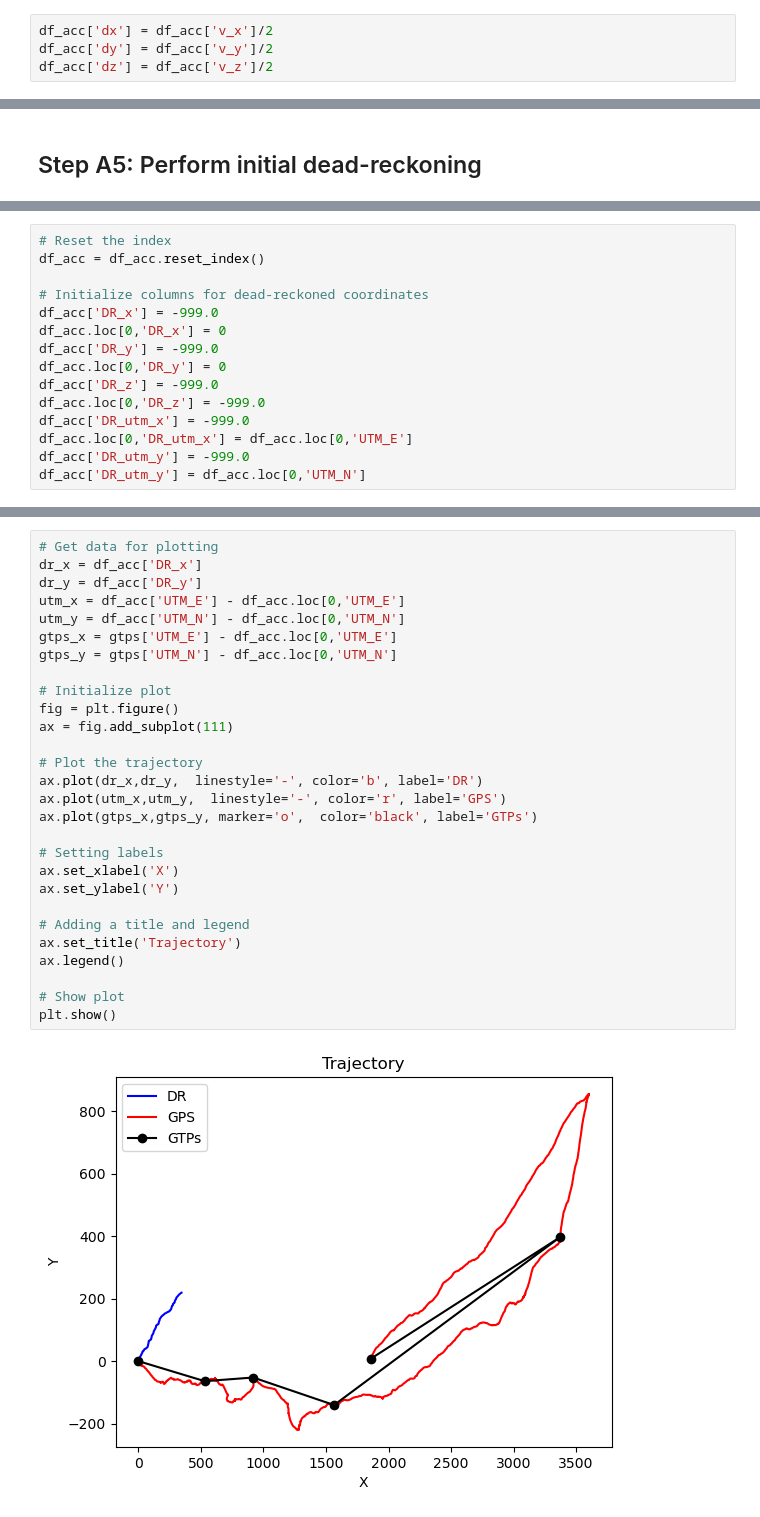
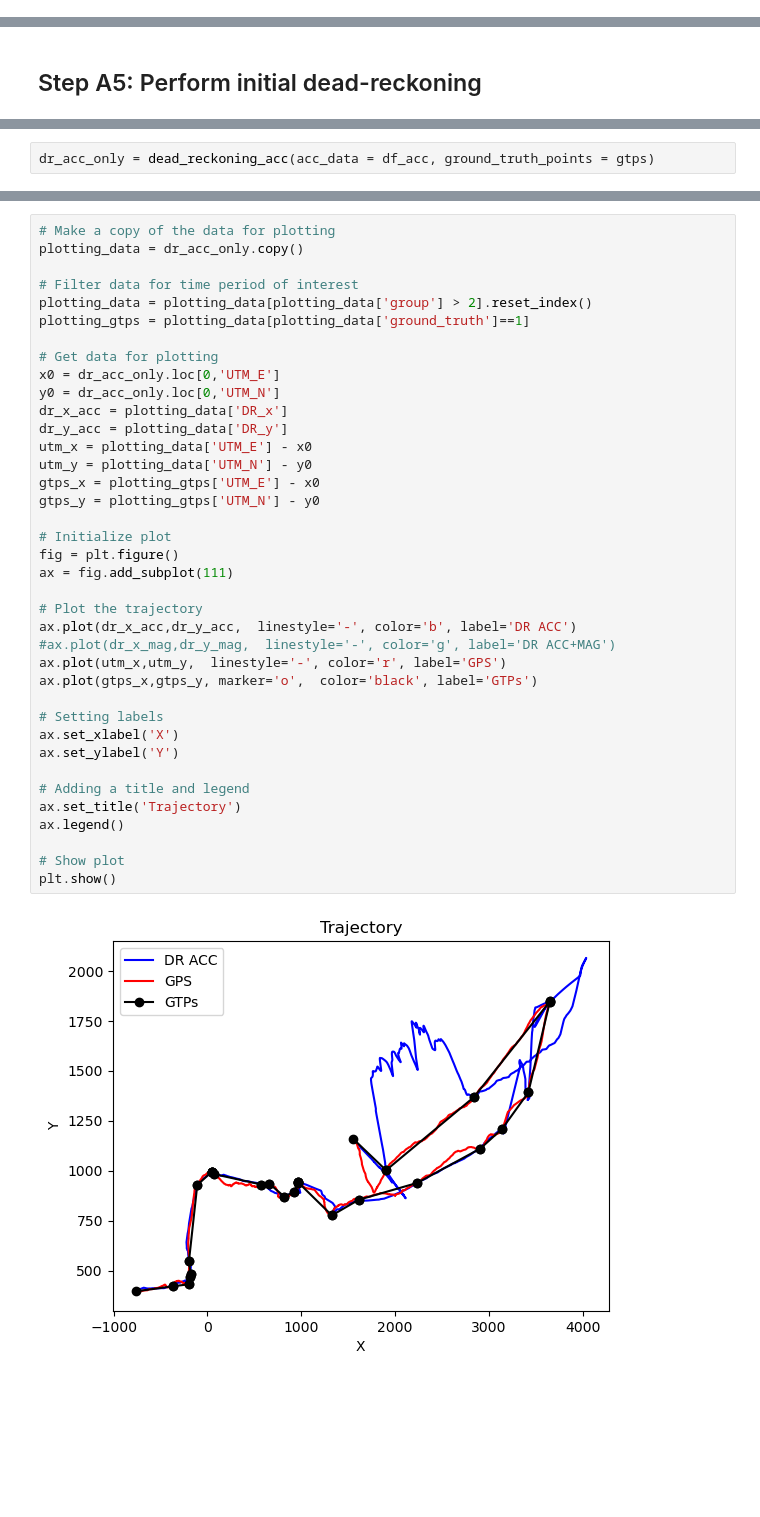
Before and after one commit to rhemitoth/Dead_Reckoning_Python, a Jupyter notebook: Dead_Reckoning_Acc_Only.ipynb, the cells around one changed output, grey strips where cells are left out. Saved outputs shown, nothing was run; the diff lists cells and outputs as text; blank space fills up the shorter version.

```diff
--- a/Dead_Reckoning_Acc_Only.ipynb
+++ b/Dead_Reckoning_Acc_Only.ipynb
@@ -529,7 +103,3 @@ df_acc['v_z'] = abs((df_acc['DAz']))
-# %%
-df_acc['dx'] = df_acc['v_x']/2
-df_acc['dy'] = df_acc['v_y']/2
-df_acc['dz'] = df_acc['v_z']/2
 # %% [markdown]
 ## Step A4: Compute pitch and roll
 # %%
@@ -592,15 +335,0 @@ df_acc = df_acc[(df_acc['datetime'] >= gtp_start_ts) & (df_acc['datetime'] <= gt
-# %%
-# Reset the index
-df_acc = df_acc.reset_index()
-
-# Initialize columns for dead-reckoned coordinates
-df_acc['DR_x'] = -999.0
-df_acc.loc[0,'DR_x'] = 0
-df_acc['DR_y'] = -999.0
-df_acc.loc[0,'DR_y'] = 0
-df_acc['DR_z'] = -999.0
-df_acc.loc[0,'DR_z'] = -999.0
-df_acc['DR_utm_x'] = -999.0
-df_acc.loc[0,'DR_utm_x'] = df_acc.loc[0,'UTM_E']
-df_acc['DR_utm_y'] = -999.0
-df_acc['DR_utm_y'] = df_acc.loc[0,'UTM_N']
@@ -637,0 +336,2 @@ for i in range(0,len(df_acc)-1):
+# %%
+dr_acc_only = dead_reckoning_acc(acc_data = df_acc, ground_truth_points = gtps)
@@ -638,30 +358,40 @@ for i in range(0,len(df_acc)-1):
 # %%
+# Make a copy of the data for plotting
+plotting_data = dr_acc_only.copy()
+
+# Filter data for time period of interest
+plotting_data = plotting_data[plotting_data['group'] > 2].reset_index()
+plotting_gtps = plotting_data[plotting_data['ground_truth']==1]
+
 # Get data for plotting
-dr_x = df_acc['DR_x']
-dr_y = df_acc['DR_y']
-utm_x = df_acc['UTM_E'] - df_acc.loc[0,'UTM_E']
-utm_y = df_acc['UTM_N'] - df_acc.loc[0,'UTM_N']
-gtps_x = gtps['UTM_E'] - df_acc.loc[0,'UTM_E']
-gtps_y = gtps['UTM_N'] - df_acc.loc[0,'UTM_N']
+x0 = dr_acc_only.loc[0,'UTM_E']
+y0 = dr_acc_only.loc[0,'UTM_N']
+dr_x_acc = plotting_data['DR_x']
+dr_y_acc = plotting_data['DR_y']
+utm_x = plotting_data['UTM_E'] - x0
+utm_y = plotting_data['UTM_N'] - y0
+gtps_x = plotting_gtps['UTM_E'] - x0
+gtps_y = plotting_gtps['UTM_N'] - y0
 
 # Initialize plot
 fig = plt.figure()
 ax = fig.add_subplot(111)
 
 # Plot the trajectory
-ax.plot(dr_x,dr_y,  linestyle='-', color='b', label='DR')
+ax.plot(dr_x_acc,dr_y_acc,  linestyle='-', color='b', label='DR ACC')
+#ax.plot(dr_x_mag,dr_y_mag,  linestyle='-', color='g', label='DR ACC+MAG')
 ax.plot(utm_x,utm_y,  linestyle='-', color='r', label='GPS')
 ax.plot(gtps_x,gtps_y, marker='o',  color='black', label='GTPs')
 
 # Setting labels
 ax.set_xlabel('X')
 ax.set_ylabel('Y')
 
 # Adding a title and legend
 ax.set_title('Trajectory')
 ax.legend()
 
 # Show plot
 plt.show()
 # %% [output]
-[figure, old version]
+[figure, new version]
```
Also changed, not shown: parts of 40 cells of this notebook, 1 other file.
